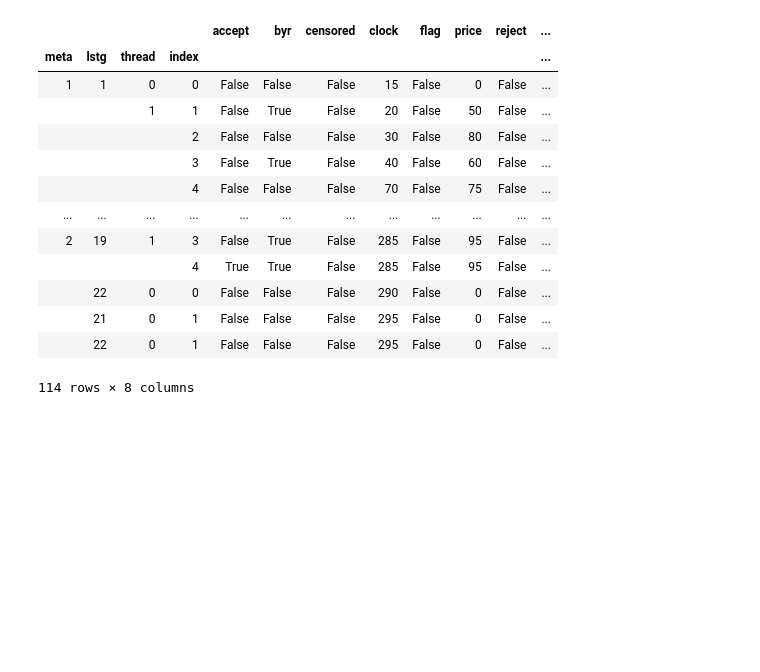
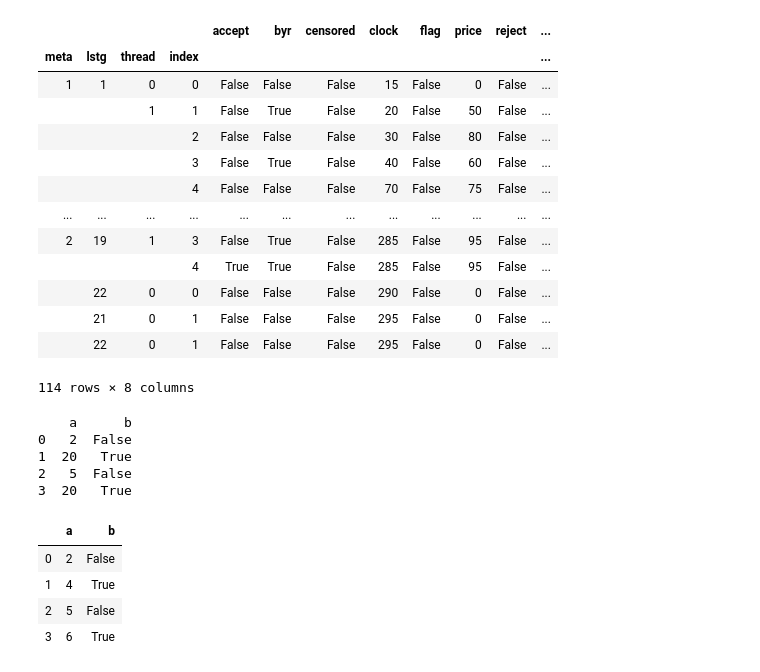
Before and after one commit to bpiv400/eBay, a Jupyter notebook: notebooks/debug_meta_feats.ipynb, the cells around one changed output. Cells and saved outputs as stored; diff of their text form; code cells hidden in the pictures; blank space fills up the shorter version.

```diff
--- a/notebooks/debug_meta_feats.ipynb
+++ b/notebooks/debug_meta_feats.ipynb
@@ -309,3 +349,5 @@ events = events.xs(1, level='index')
 |  | 21 | 0 | 1 | False | False | False | 295 | False | 0 | False | ... |
 |  | 22 | 0 | 1 | False | False | False | 295 | False | 0 | False | ... |
 114 rows × 8 columns
+# %%
+t = pd.DataFrame({'a': [2, 4, 5, 6], 'b':[False, True, False, True]})
@@ -311,0 +358,16 @@ events = events.xs(1, level='index')
+# %%
+print(d)
+# %% [output]
+    a      b
+0   2  False
+1  20   True
+2   5  False
+3  20   True
+# %%
+t
+# %% [output]
+|  | a | b |
+| 0 | 2 | False |
+| 1 | 4 | True |
+| 2 | 5 | False |
+| 3 | 6 | True |
```
Also changed, not shown: parts of 5 cells of this notebook, 2 other files.
